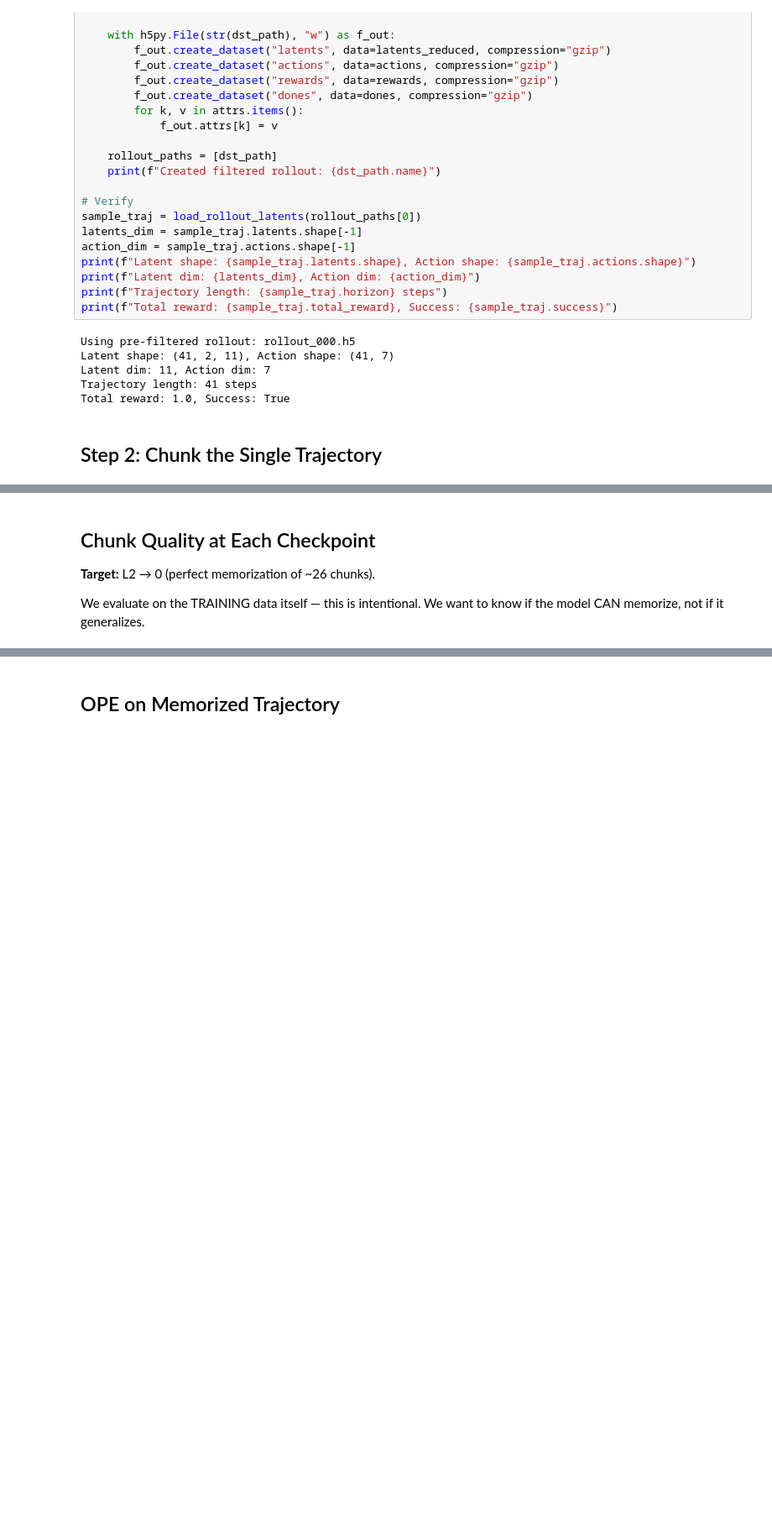
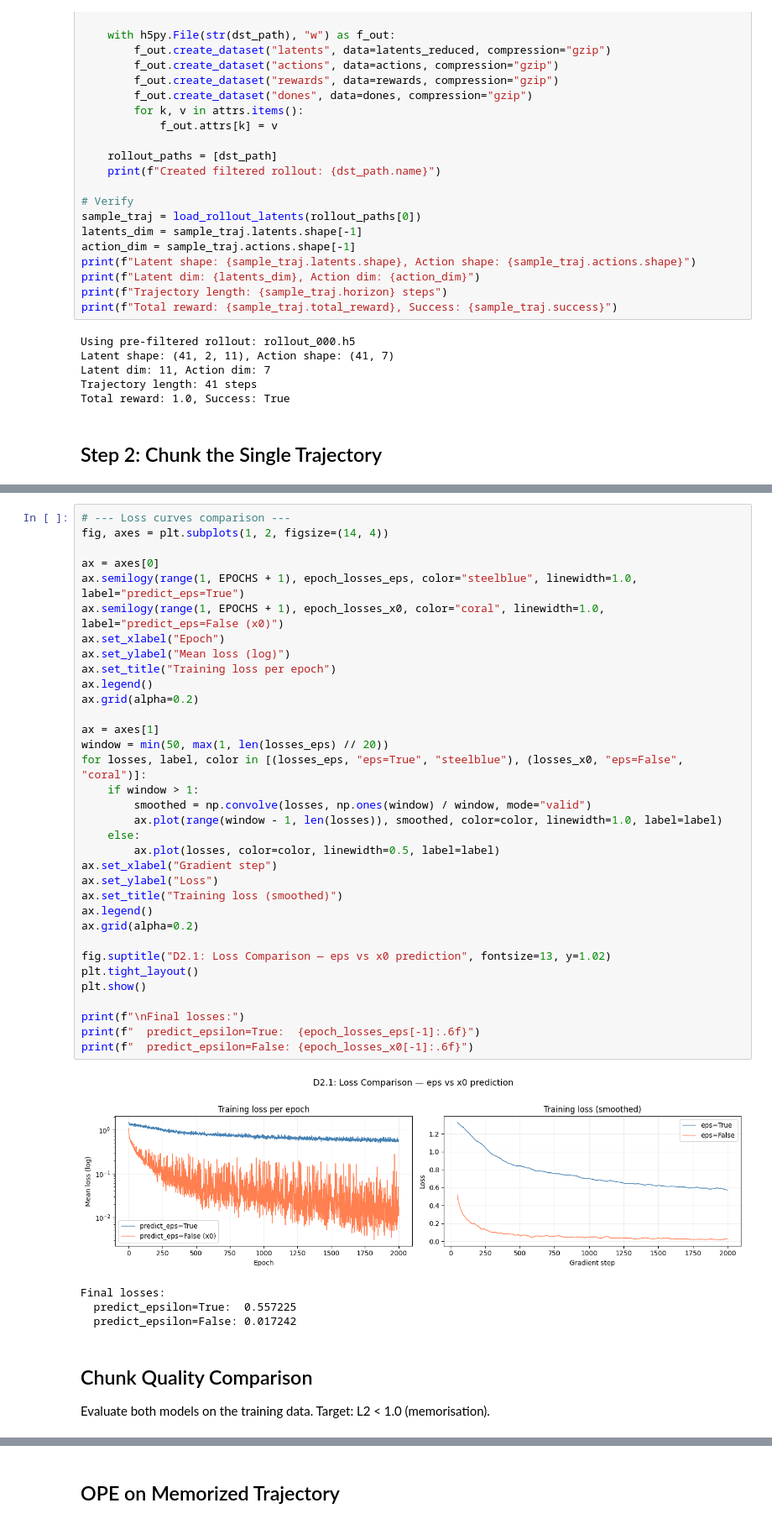
Before and after one commit to kylewang1999/latent_sope, a Jupyter notebook: experiments/2026-03-10/8.5k_steps_no_quarternions_1_rollout.ipynb, the cells around one changed output, grey strips where cells are left out. Shown at 84% size. Cells and saved outputs as stored; diff of their text form; blank space fills up the shorter version.

```diff
--- a/experiments/2026-03-10/8.5k_steps_no_quarternions_1_rollout.ipynb
+++ b/experiments/2026-03-10/8.5k_steps_no_quarternions_1_rollout.ipynb
@@ -407,10 +352,46 @@ Loss is still high. Model may not be expressive enough or there's a bug.
-# %% [markdown]
-## Chunk Quality at Each Checkpoint
-
-**Target:** L2 → 0 (perfect memorization of ~26 chunks).
-
-We evaluate on the TRAINING data itself — this is intentional.
-We want to know if the model CAN memorize, not if it generalizes.
+# %%
+# --- Loss curves comparison ---
+fig, axes = plt.subplots(1, 2, figsize=(14, 4))
+
+ax = axes[0]
+ax.semilogy(range(1, EPOCHS + 1), epoch_losses_eps, color="steelblue", linewidth=1.0, label="predict_eps=True")
+ax.semilogy(range(1, EPOCHS + 1), epoch_losses_x0, color="coral", linewidth=1.0, label="predict_eps=False (x0)")
+ax.set_xlabel("Epoch")
+ax.set_ylabel("Mean loss (log)")
+ax.set_title("Training loss per epoch")
+ax.legend()
+ax.grid(alpha=0.2)
+
+ax = axes[1]
+window = min(50, max(1, len(losses_eps) // 20))
+for losses, label, color in [(losses_eps, "eps=True", "steelblue"), (losses_x0, "eps=False", "coral")]:
+    if window > 1:
+        smoothed = np.convolve(losses, np.ones(window) / window, mode="valid")
+        ax.plot(range(window - 1, len(losses)), smoothed, color=color, linewidth=1.0, label=label)
+    else:
+        ax.plot(losses, color=color, linewidth=0.5, label=label)
+ax.set_xlabel("Gradient step")
+ax.set_ylabel("Loss")
+ax.set_title("Training loss (smoothed)")
+ax.legend()
+ax.grid(alpha=0.2)
+
+fig.suptitle("D2.1: Loss Comparison — eps vs x0 prediction", fontsize=13, y=1.02)
+plt.tight_layout()
+plt.show()
+
+print(f"\nFinal losses:")
+print(f"  predict_epsilon=True:  {epoch_losses_eps[-1]:.6f}")
+print(f"  predict_epsilon=False: {epoch_losses_x0[-1]:.6f}")
+# %% [output]
+[figure, added]
+Final losses:
+  predict_epsilon=True:  0.557225
+  predict_epsilon=False: 0.017242
+# %% [markdown]
+## Chunk Quality Comparison
+
+Evaluate both models on the training data. Target: L2 < 1.0 (memorisation).
 # %%
 from src.latent_sope.eval.metrics import l2_chunk_error
 
```
Also changed, not shown: parts of 20 cells of this notebook, 3 other files.
